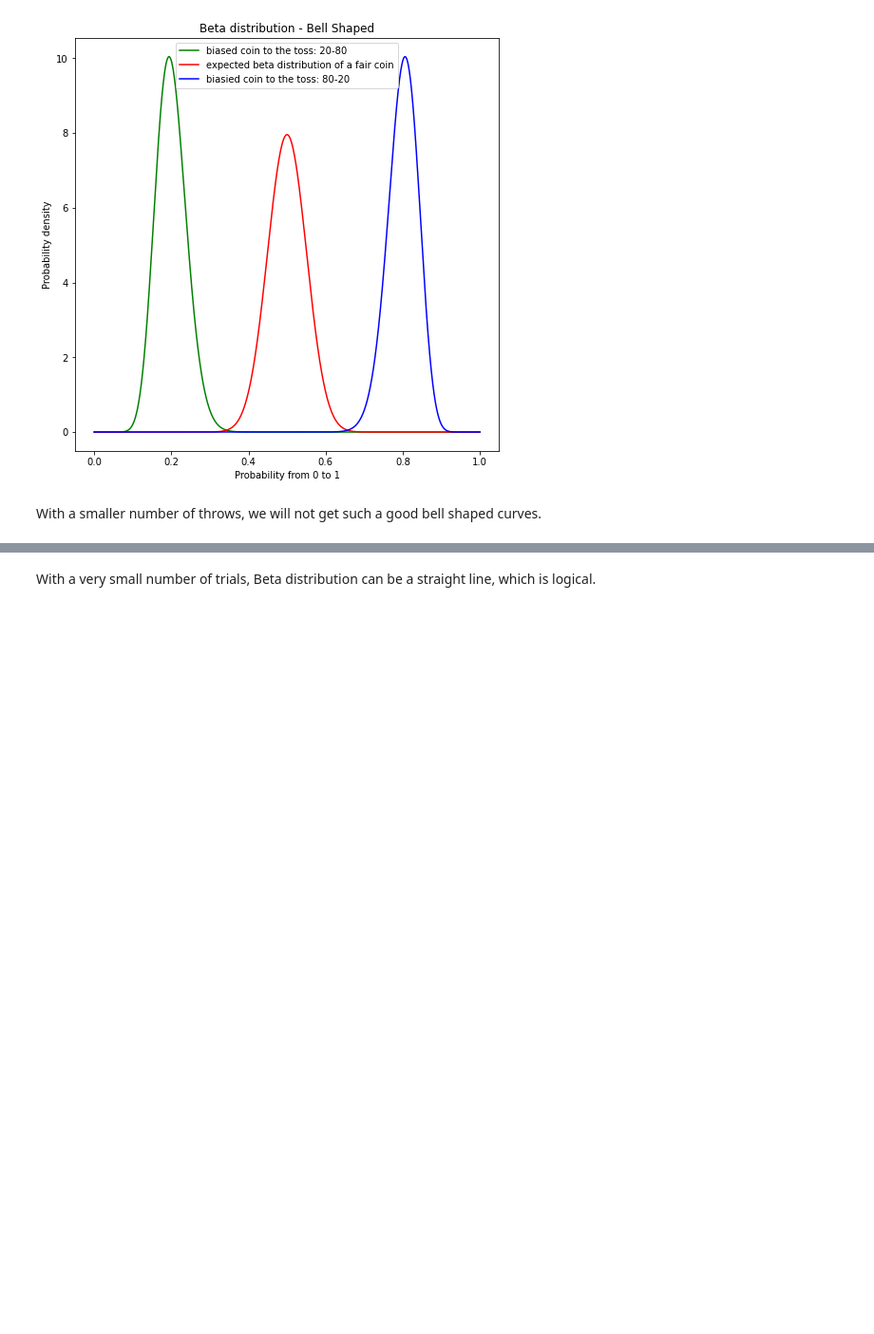
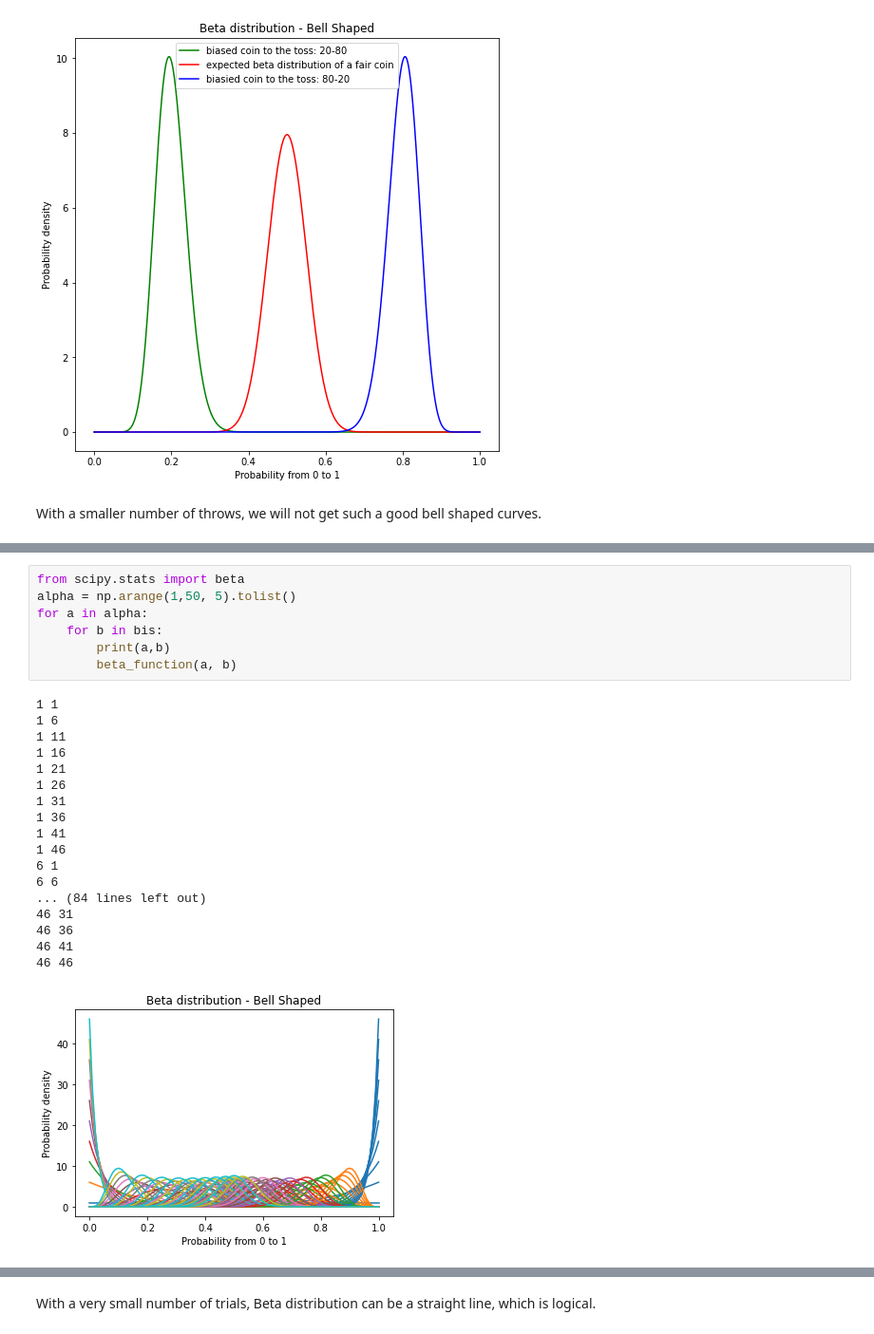
Before and after one commit to Vitomir84/Statistics-and-probability, a Jupyter notebook: The Binomial and Beta distribution.ipynb, the cells around one changed output, grey strips where cells are left out. Shown: that part at 95% size. Saved outputs shown, nothing was run; the diff lists cells and outputs as text; blank space fills up the shorter version.

```diff
--- a/The Binomial and Beta distribution.ipynb
+++ b/The Binomial and Beta distribution.ipynb
@@ -172,0 +214,26 @@ plt.legend();
+# %%
+from scipy.stats import beta
+alpha = np.arange(1,50, 5).tolist()
+for a in alpha:
+    for b in bis:
+        print(a,b)
+        beta_function(a, b)
+# %% [output]
+1 1
+1 6
+1 11
+1 16
+1 21
+1 26
+1 31
+1 36
+1 41
+1 46
+6 1
+6 6
+... (84 lines left out)
+46 31
+46 36
+46 41
+46 46
+[figure, added]
```
Also changed, not shown: parts of 14 cells of this notebook.
